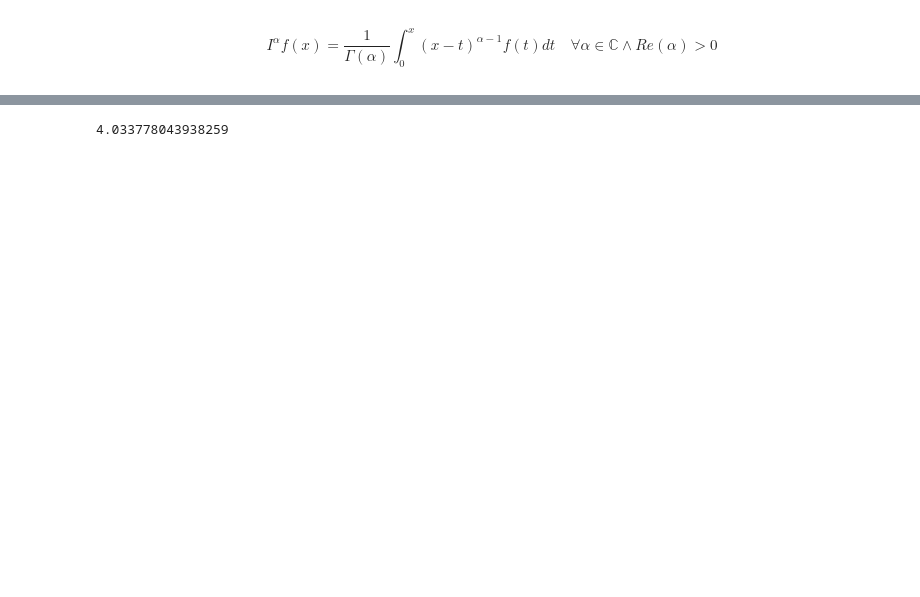
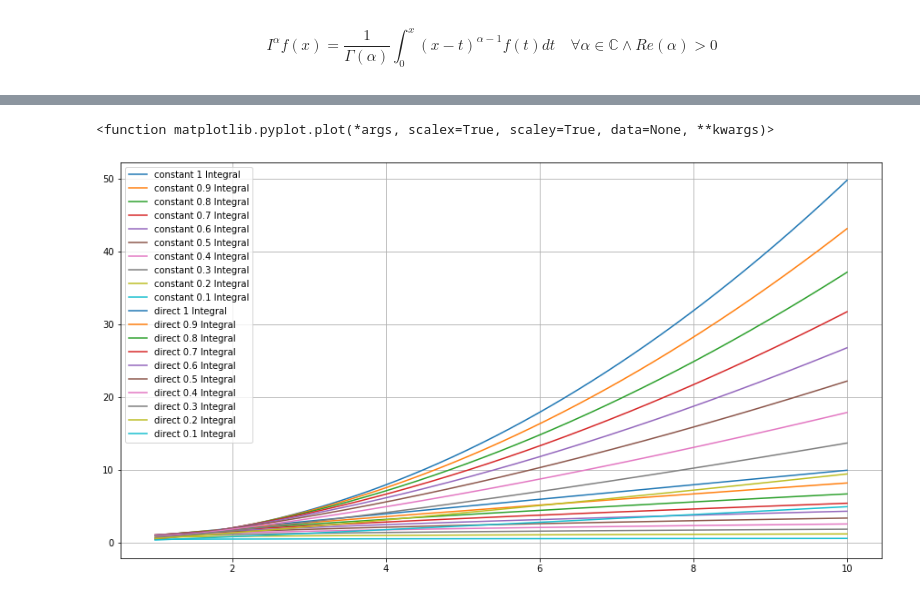
Before and after one commit to Nicolas-Nito/computacion-cientifica, a Jupyter notebook: fractal calculus.ipynb, the cells around one changed output, grey strips where cells are left out. Cells and saved outputs as stored; diff of their text form; code cells hidden in the pictures; blank space fills up the shorter version.

```diff
--- a/fractal calculus.ipynb
+++ b/fractal calculus.ipynb
@@ -81,4 +60,0 @@ np.power(gamma(1/2),-1) * trapecio(lambda t:np.power(5-t,-0.5),0,5,100)
-# %%
-trapecio(lambda t:np.power(5-t,-0.5),0,5,100)
-# %% [output]
-4.033778043938259
@@ -84,0 +72,17 @@ trapecio(lambda t:np.power(5-t,-0.5),0,5,100)
+# %%
+c_ploter_10 = lambda x: Cauchy(1.0,x,const,499,trapecioA)
+c_ploter_09 = lambda x: Cauchy(0.9,x,const,499,trapecioA)
+c_ploter_08 = lambda x: Cauchy(0.8,x,const,499,trapecioA)
+c_ploter_07 = lambda x: Cauchy(0.7,x,const,499,trapecioA)
+c_ploter_06 = lambda x: Cauchy(0.6,x,const,499,trapecioA)
+c_ploter_05 = lambda x: Cauchy(0.5,x,const,499,trapecioA)
+c_ploter_04 = lambda x: Cauchy(0.4,x,const,499,trapecioA)
+c_ploter_03 = lambda x: Cauchy(0.3,x,const,499,trapecioA)
+c_ploter_02 = lambda x: Cauchy(0.2,x,const,499,trapecioA)
+c_ploter_01 = lambda x: Cauchy(0.1,x,const,499,trapecioA)
+# %%
+def generador(lista,ploter):
+    g_list=[]
+    for a in lista:
+        g_list.append(ploter(a))
+    return g_list
@@ -84,0 +112,31 @@ trapecio(lambda t:np.power(5-t,-0.5),0,5,100)
+# %%
+plt.figure(figsize=(15,8))
+plt.grid(True)
+
+plt.plot(lista, c_lista_10,label="constant 1 Integral")
+plt.plot(lista, c_lista_09,label="constant 0.9 Integral")
+plt.plot(lista, c_lista_08,label="constant 0.8 Integral")
+plt.plot(lista, c_lista_07,label="constant 0.7 Integral")
+plt.plot(lista, c_lista_06,label="constant 0.6 Integral")
+plt.plot(lista, c_lista_05,label="constant 0.5 Integral")
+plt.plot(lista, c_lista_04,label="constant 0.4 Integral")
+plt.plot(lista, c_lista_03,label="constant 0.3 Integral")
+plt.plot(lista, c_lista_02,label="constant 0.2 Integral")
+plt.plot(lista, c_lista_01,label="constant 0.1 Integral")
+
+plt.plot(lista, d_lista_10,label="direct 1 Integral")
+plt.plot(lista, d_lista_09,label="direct 0.9 Integral")
+plt.plot(lista, d_lista_08,label="direct 0.8 Integral")
+plt.plot(lista, d_lista_07,label="direct 0.7 Integral")
+plt.plot(lista, d_lista_06,label="direct 0.6 Integral")
+plt.plot(lista, d_lista_05,label="direct 0.5 Integral")
+plt.plot(lista, d_lista_04,label="direct 0.4 Integral")
+plt.plot(lista, d_lista_03,label="direct 0.3 Integral")
+plt.plot(lista, d_lista_02,label="direct 0.2 Integral")
+plt.plot(lista, d_lista_01,label="direct 0.1 Integral")
+
+plt.legend()
+plt.plot
+# %% [output]
+<function matplotlib.pyplot.plot(*args, scalex=True, scaley=True, data=None, **kwargs)>
+[figure, added]
```
Also changed, not shown: parts of 14 cells of this notebook.
